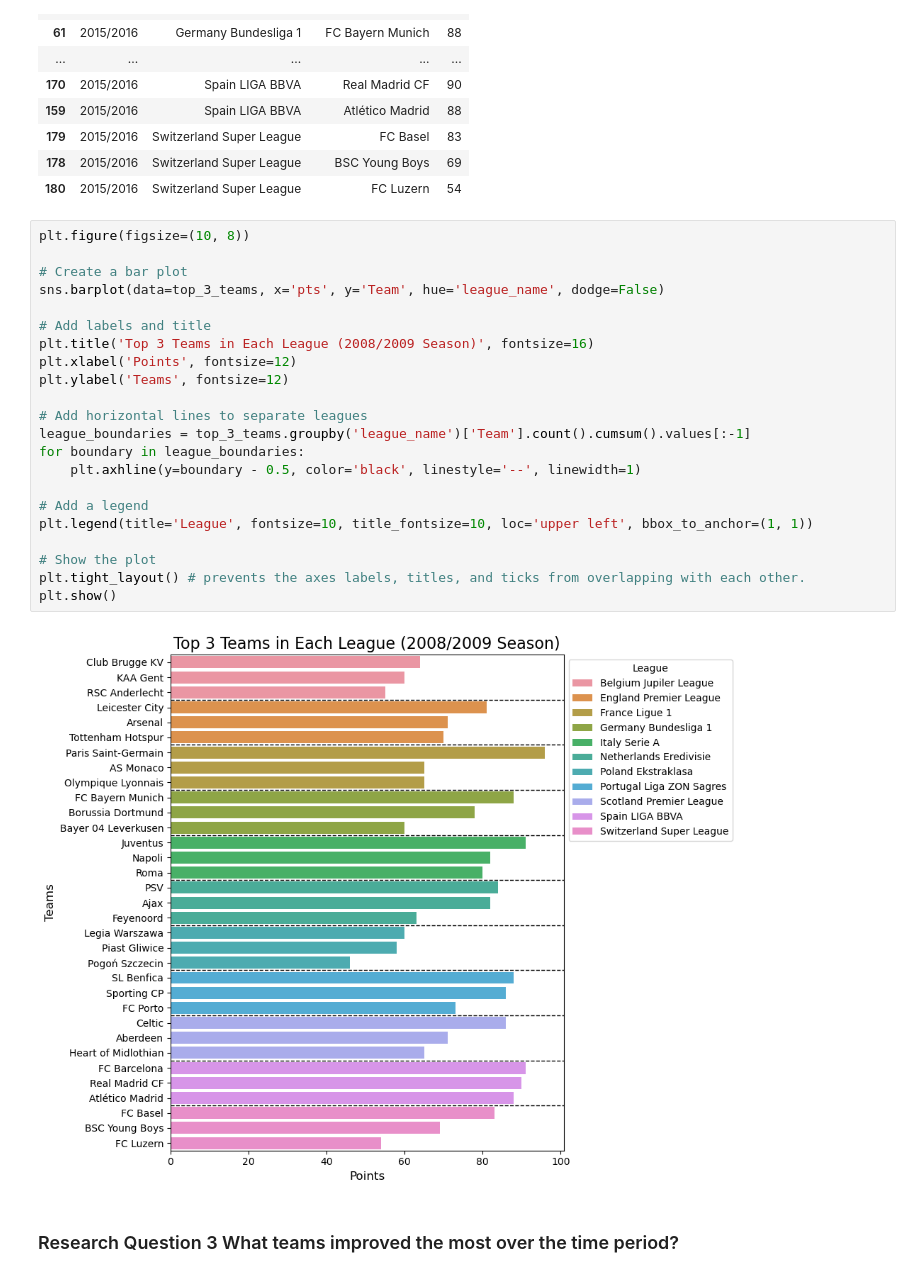
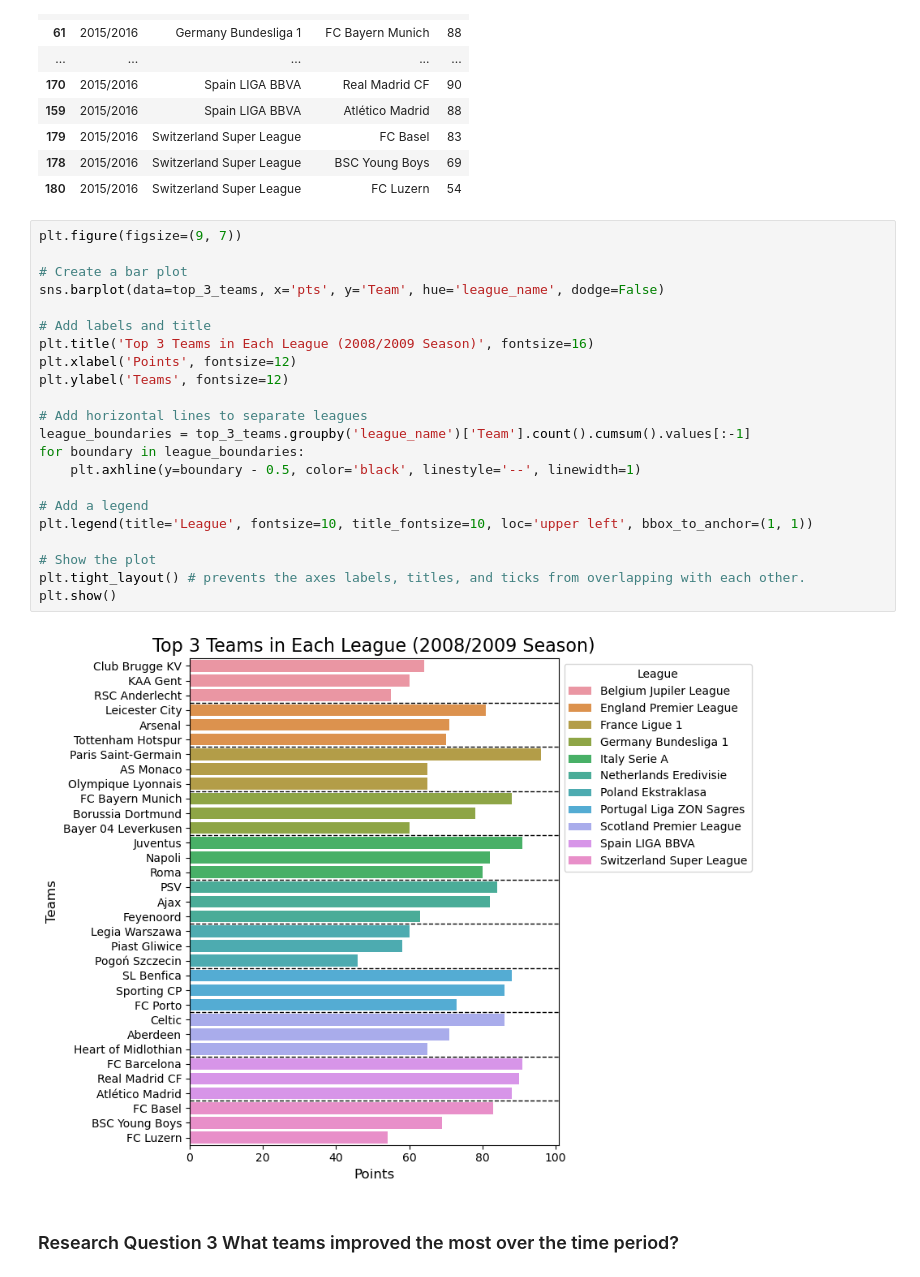
Before and after one commit to Daviedavie100/Investigating_dataset_project, a Jupyter notebook: Investigate_a_Dataset.ipynb, the cells around one changed output. Saved outputs shown, nothing was run; the diff lists cells and outputs as text.

```diff
--- a/Investigate_a_Dataset.ipynb
+++ b/Investigate_a_Dataset.ipynb
@@ -1614,29 +1614,29 @@ top_3_teams
 | 178 | 2015/2016 | Switzerland Super League | BSC Young Boys | 69 |
 | 180 | 2015/2016 | Switzerland Super League | FC Luzern | 54 |
 # %%
-plt.figure(figsize=(10, 8))
+plt.figure(figsize=(9, 7))
 
 # Create a bar plot
 sns.barplot(data=top_3_teams, x='pts', y='Team', hue='league_name', dodge=False)
 
 # Add labels and title
 plt.title('Top 3 Teams in Each League (2008/2009 Season)', fontsize=16)
 plt.xlabel('Points', fontsize=12)
 plt.ylabel('Teams', fontsize=12)
 
 # Add horizontal lines to separate leagues
 league_boundaries = top_3_teams.groupby('league_name')['Team'].count().cumsum().values[:-1]
 for boundary in league_boundaries:
     plt.axhline(y=boundary - 0.5, color='black', linestyle='--', linewidth=1)
 
 # Add a legend
 plt.legend(title='League', fontsize=10, title_fontsize=10, loc='upper left', bbox_to_anchor=(1, 1))
 
 # Show the plot
 plt.tight_layout() # prevents the axes labels, titles, and ticks from overlapping with each other.
 plt.show()
 # %% [output]
-[figure, old version]
+[figure, new version]
 # %% [markdown]
 ### Research Question 3 What teams improved the most over the time period?
 # %% [markdown]
```
